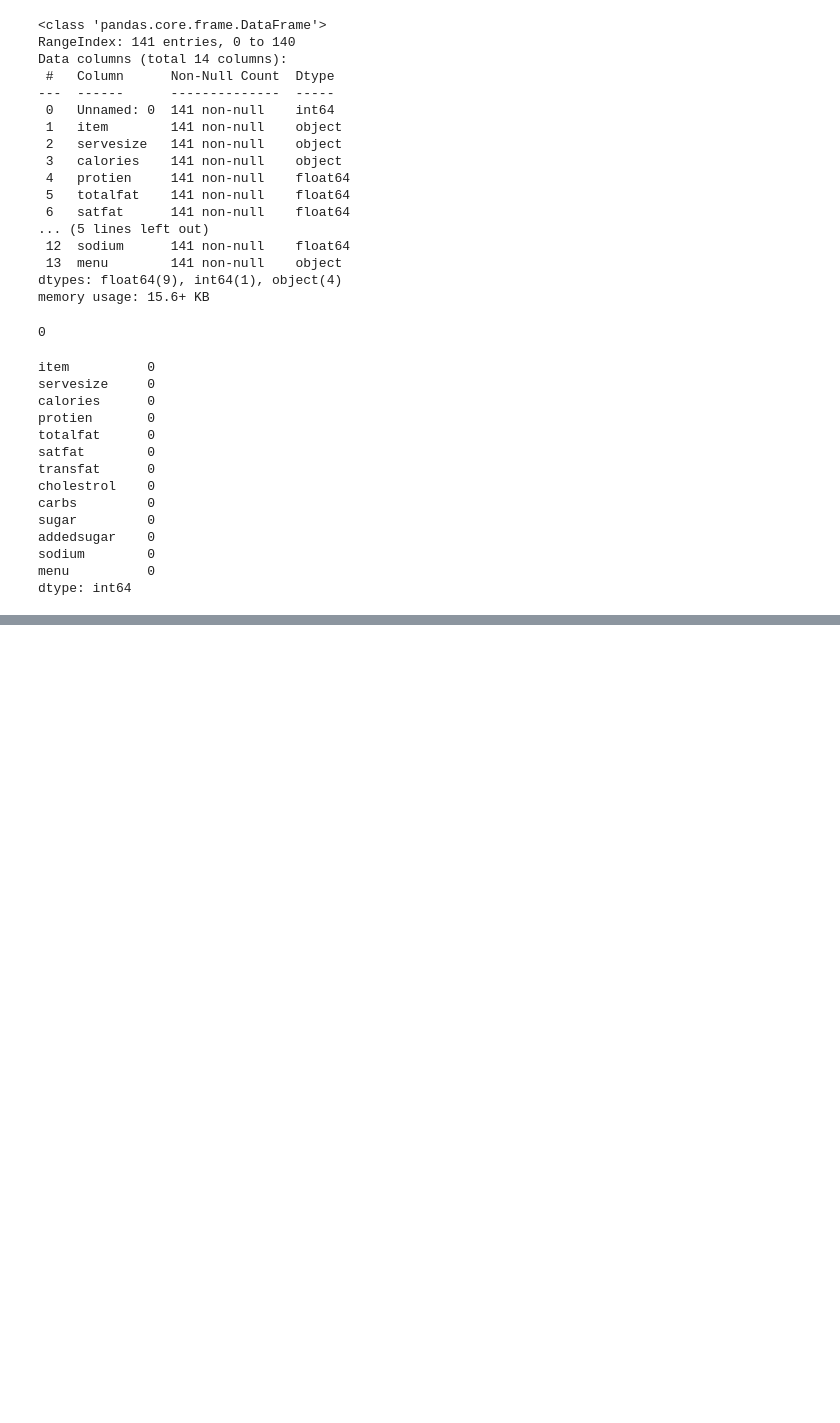
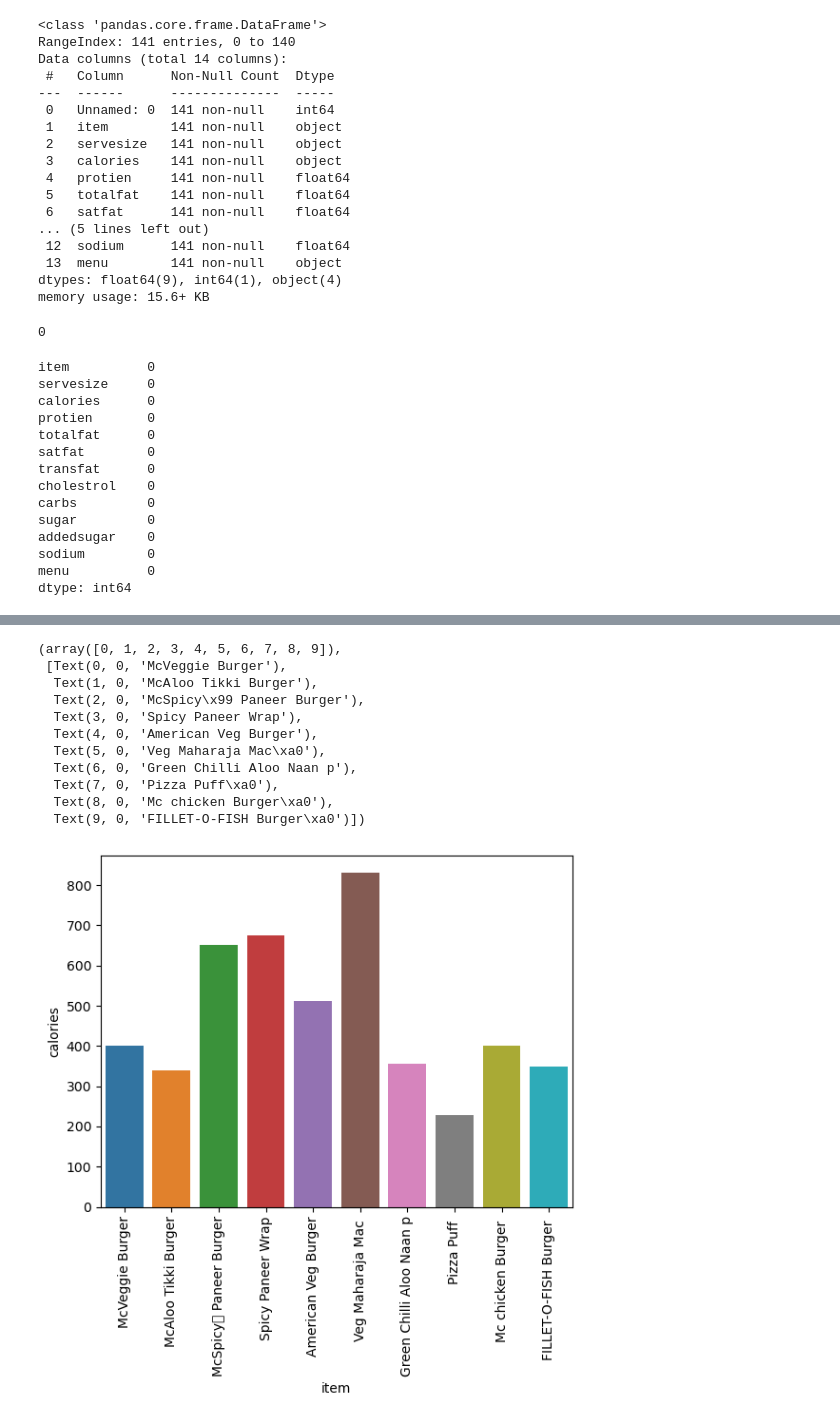
Before and after one commit to DataMasterBI/mcdonalds, a Jupyter notebook: EDA.ipynb, the cells around one changed output, grey strips where cells are left out. Cells and saved outputs as stored; diff of their text form; code cells hidden in the pictures; blank space fills up the shorter version.

Commit message:
Top 10 mayor calorias mas grafico

```diff
--- a/EDA.ipynb
+++ b/EDA.ipynb
@@ -31,3 +52,5 @@ df.shape
+# %%
+df['calories'] = df['calories'].astype(float)
 # %%
 # Borro la columna que no necesito
 df.drop(columns='Unnamed: 0', inplace=True)
@@ -75,0 +108,3 @@ dtype: int64
+# %%
+# Los 10 productos con mas calorias
+df_top10calories = df[['item', 'calories']].head(10)
@@ -75,0 +125,16 @@ dtype: int64
+# %%
+sns.barplot(x=('item'),y=('calories'),data=df_top10calories)
+plt.xticks(rotation=90)
+# %% [output]
+(array([0, 1, 2, 3, 4, 5, 6, 7, 8, 9]),
+ [Text(0, 0, 'McVeggie Burger'),
+  Text(1, 0, 'McAloo Tikki Burger'),
+  Text(2, 0, 'McSpicy\x99 Paneer Burger'),
+  Text(3, 0, 'Spicy Paneer Wrap'),
+  Text(4, 0, 'American Veg Burger'),
+  Text(5, 0, 'Veg Maharaja Mac\xa0'),
+  Text(6, 0, 'Green Chilli Aloo Naan p'),
+  Text(7, 0, 'Pizza Puff\xa0'),
+  Text(8, 0, 'Mc chicken Burger\xa0'),
+  Text(9, 0, 'FILLET-O-FISH Burger\xa0')])
+[figure, added]
```
Also changed, not shown: parts of 7 cells of this notebook.
